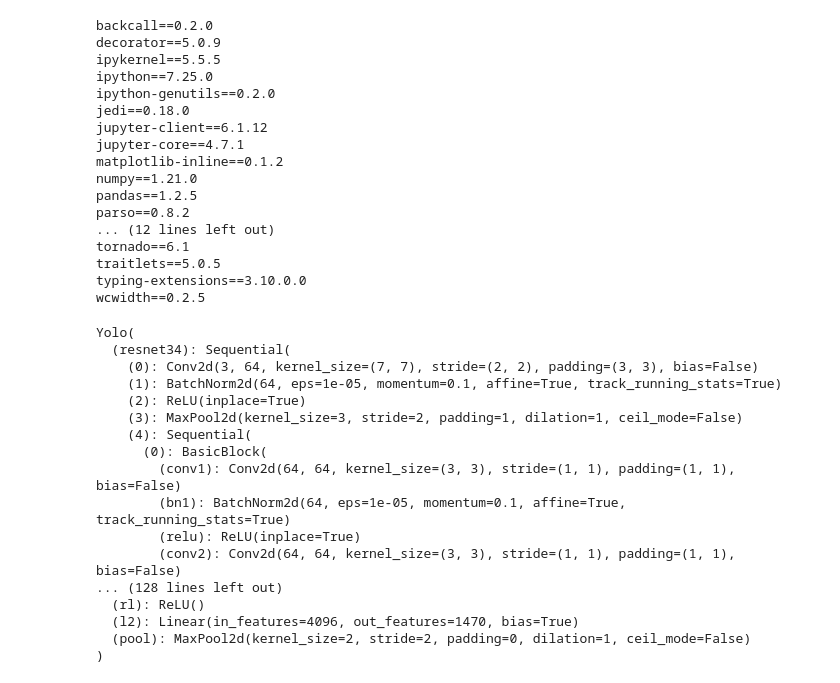
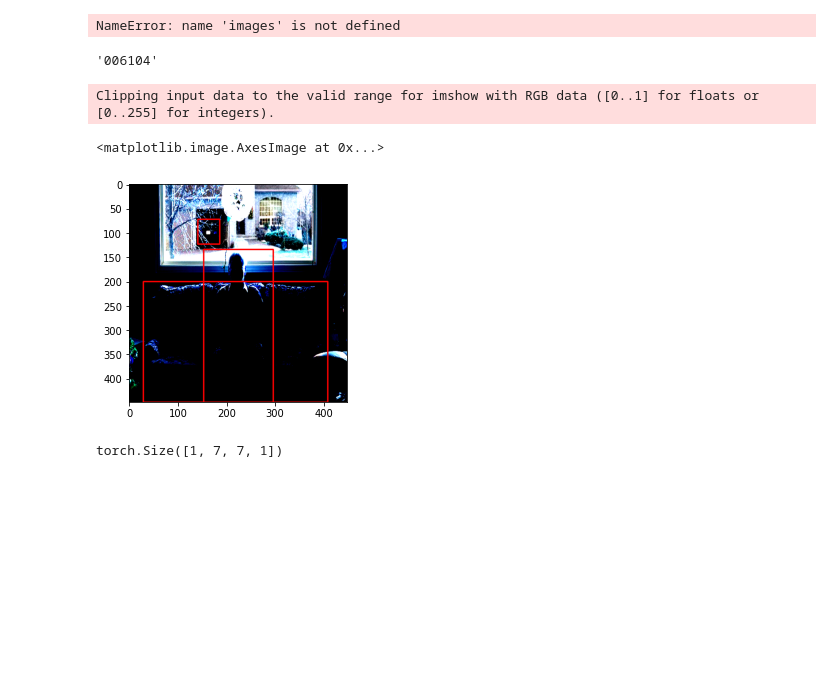
Before and after one commit to magisterbrown/yolo, a Jupyter notebook: main.ipynb, the cells around one changed output. Drawn from its saved outputs; the diff is of its cells as text; code cells hidden in the pictures; blank space fills up the shorter version.

```diff
--- a/main.ipynb
+++ b/main.ipynb
@@ -13,22 +41,39 @@ import torchvision.models as models
 # %%
-!pip freeze
+dataset = VocSet("VOC2007/ImageSets/Layout/train.txt","","")
-# %% [output]
-backcall==0.2.0
-decorator==5.0.9
-ipykernel==5.5.5
-ipython==7.25.0
-ipython-genutils==0.2.0
-jedi==0.18.0
-jupyter-client==6.1.12
-jupyter-core==4.7.1
-matplotlib-inline==0.1.2
-numpy==1.21.0
-pandas==1.2.5
-parso==0.8.2
-... (12 lines left out)
-tornado==6.1
-traitlets==5.0.5
-typing-extensions==3.10.0.0
-wcwidth==0.2.5
+# %%
+location = 223
+name = images.loc[location].values[0]
+image = plt.imread(f'VOC2007/JPEGImages/{name}.jpg')[...,::-1]/255
+image =  cv2.resize(image, (448,448))
+# %%
+name = images.loc[location].values[0]
+tree = ET.parse(f'VOC2007/Annotations/{name}.xml')
+root = tree.getroot()
+# %% [output]
+NameError: name 'images' is not defined
+# %%
+name
+# %% [output]
+'006104'
+# %%
+width = float(root[4][0].text)
+height = float(root[4][1].text)
+procx = lambda x: int((float(x)/width)*448)
+procy = lambda x: int((float(x)/height)*448)
+for el in root.iter('object'):
+    xmin = procx(el[4][0].text)
+    ymin = procy(el[4][1].text)
+    xmax = procx(el[4][2].text)
+    ymax = procy(el[4][3].text)
+    cv2.rectangle(image, (xmin,ymin), (xmax,ymax), (255,0,0), 2)
+mean = [0.485, 0.456, 0.406]
+std = [0.229, 0.224, 0.225]
+image = (image - mean)/std
+
+plt.imshow(image)
+# %% [output]
+Clipping input data to the valid range for imshow with RGB data ([0..1] for floats or [0..255] for integers).
+<matplotlib.image.AxesImage at 0x...>
+[figure, added]
 # %%
 yolo = Yolo("checkpoints/resnet34-333f7ec4.pth")
@@ -35,20 +81,6 @@ yolo = Yolo("checkpoints/resnet34-333f7ec4.pth")
 # %%
-yolo
+pred = yolo(randim)
-# %% [output]
-Yolo(
-  (resnet34): Sequential(
-    (0): Conv2d(3, 64, kernel_size=(7, 7), stride=(2, 2), padding=(3, 3), bias=False)
-    (1): BatchNorm2d(64, eps=1e-05, momentum=0.1, affine=True, track_running_stats=True)
-    (2): ReLU(inplace=True)
-    (3): MaxPool2d(kernel_size=3, stride=2, padding=1, dilation=1, ceil_mode=False)
-    (4): Sequential(
-      (0): BasicBlock(
-        (conv1): Conv2d(64, 64, kernel_size=(3, 3), stride=(1, 1), padding=(1, 1), bias=False)
-        (bn1): BatchNorm2d(64, eps=1e-05, momentum=0.1, affine=True, track_running_stats=True)
-        (relu): ReLU(inplace=True)
-        (conv2): Conv2d(64, 64, kernel_size=(3, 3), stride=(1, 1), padding=(1, 1), bias=False)
-... (128 lines left out)
-  (rl): ReLU()
-  (l2): Linear(in_features=4096, out_features=1470, bias=True)
-  (pool): MaxPool2d(kernel_size=2, stride=2, padding=0, dilation=1, ceil_mode=False)
-)
+# %%
+pred[:,4,:,:].unsqueeze(-1).shape
+# %% [output]
+torch.Size([1, 7, 7, 1])
```
Also changed, not shown: parts of 6 cells of this notebook, 4 other files.
